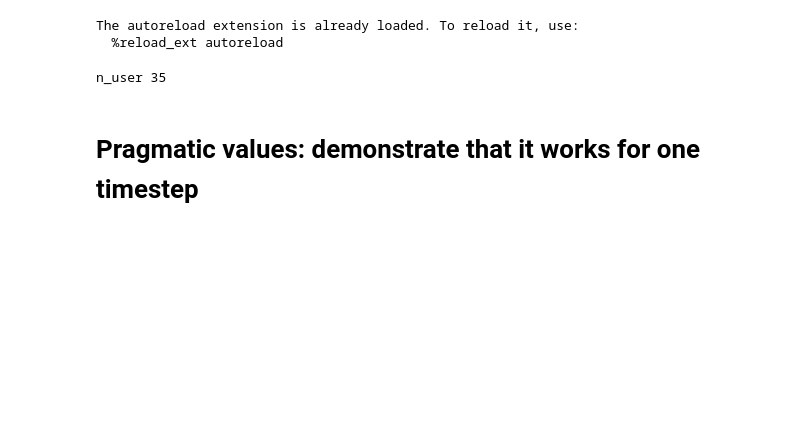
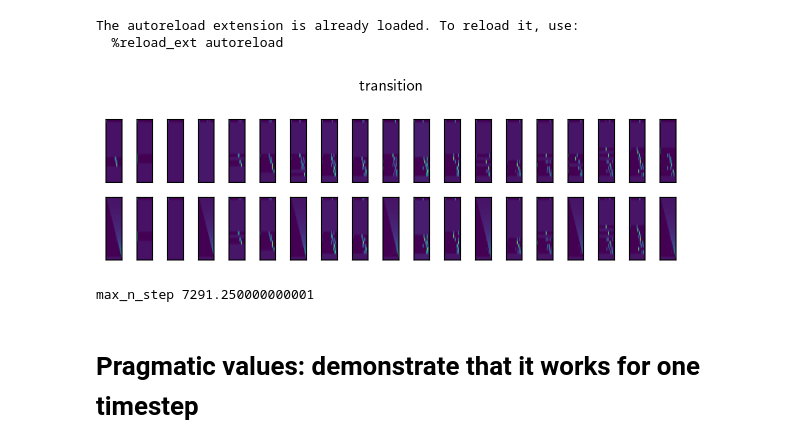
Before and after one commit to AurelienNioche/MAppAnalysis, a Jupyter notebook: notebooks/active_inference/main.ipynb, the cells around one changed output. Cells and saved outputs as stored; diff of their text form; code cells hidden in the pictures; blank space fills up the shorter version.

```diff
--- a/notebooks/active_inference/main.ipynb
+++ b/notebooks/active_inference/main.ipynb
@@ -25,12 +25,11 @@ def normalize_last_dim(alpha):
     sum_col[sum_col <= 0.0] = 1
     return alpha / np.expand_dims(sum_col, axis=-1)
 # %%
-velocity_files = glob.glob("../../bkp/*/*/velocity*")
-timestep_files = glob.glob("../../bkp/*/*/timestep*")
-deriv_cum_steps_files =  glob.glob("../../bkp/*/*/deriv_cum_steps*")
-alpha_tvv_files = glob.glob("../../bkp/*/*/alpha_tvv*")
-p_tvv_files = glob.glob("../../bkp/*/*/p_tvv*")
-n_user = len(velocity_files)
-print("n_user", n_user)
+user = "11AV"  # Select the user to use
+bkp_folder = f"../../bkp/compute_transition_matrices/{user}*"
+jitter = 0.01
+velocity =  np.load(glob.glob(f"{bkp_folder}/velocity*")[0])
+timestep = np.load(glob.glob(f"{bkp_folder}/timestep*")[0])
+deriv_cum_steps = np.load(glob.glob(f"{bkp_folder}/deriv_cum_steps*")[0])
+alpha_tvv_no_intervention = np.load(glob.glob("../../bkp/*/*/alpha_tvv*")[0]) + jitter
+p_tvv = np.load(glob.glob("../../bkp/*/*/p_tvv*")[0])
-# %% [output]
-n_user 35
@@ -44,18 +36,25 @@ alpha_tvv_no_intervention = np.load(alpha_tvv_files[u]) + 0.01
 # %%
 # Get the indices of the upper triangle, excluding the diagonal
 rows, cols = np.triu_indices(velocity.size, k=1)
 
 # Add to the upper triangle values
 alpha_tvv_with_intervention = alpha_tvv_no_intervention.copy()
-alpha_tvv_with_intervention[::3, rows, cols] += np.mean(alpha_tvv_with_intervention)
+alpha_tvv_with_intervention[::3, rows, cols] += 10
 
-n_action = 2 # with or without a challenge during this time period
-alpha_atvv = np.zeros((n_action, timestep.size, velocity.size, velocity.size))
+n_action = 2  # with or without a challenge during this time period
+alpha_atvv = np.zeros((n_action, timestep.size-1, velocity.size, velocity.size))
 alpha_atvv[0] = alpha_tvv_no_intervention
 alpha_atvv[1] = alpha_tvv_with_intervention
 
 transition_velocity_atvv = normalize_last_dim(alpha_atvv) # Expected value given Dirichlet distribution parameterised by alpha
+
+plot.q(transition_velocity_atvv, title="transition")
+# %% [output]
+[figure, added]
 # %%
 n_step_per_day = np.sum(deriv_cum_steps, axis=1)
-total_n_step = np.max(n_step_per_day)
+max_n_step = np.max(n_step_per_day)
+print("max_n_step", max_n_step)
+# %% [output]
+max_n_step 7291.250000000001
 # %%
```
Also changed, not shown: parts of 14 cells of this notebook, 4 other files.
